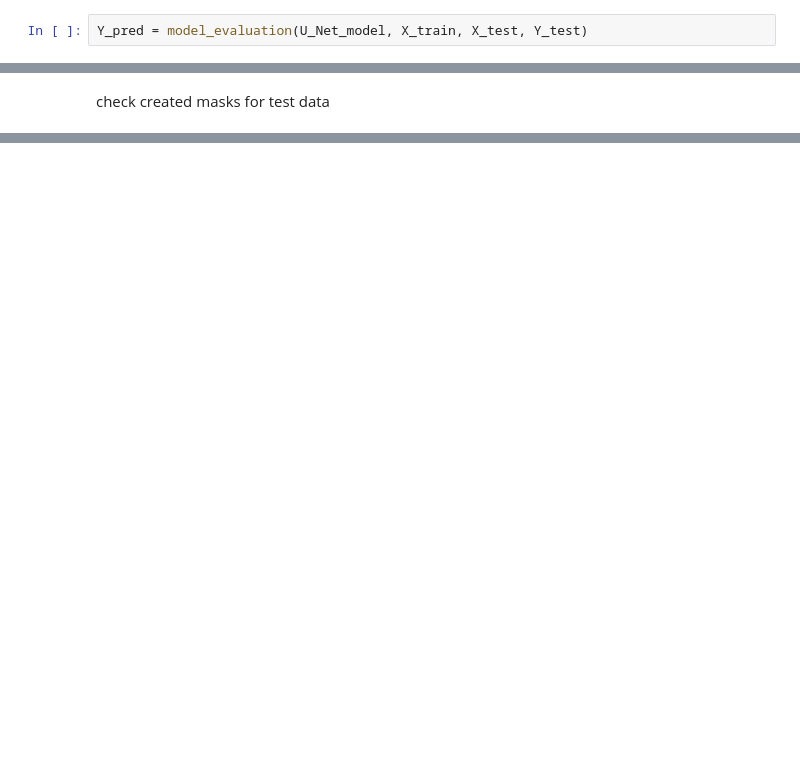
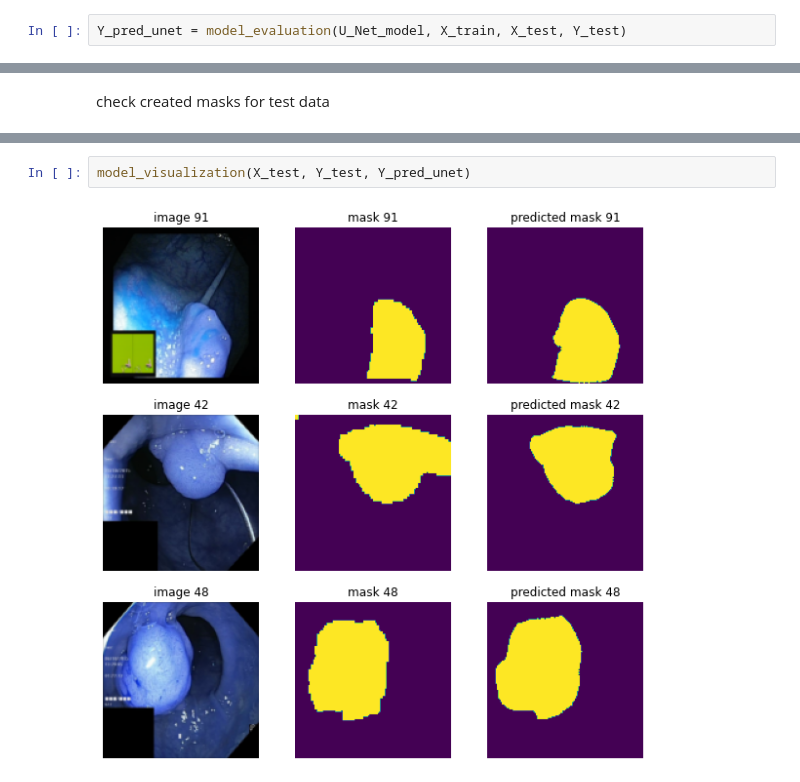
Before and after one commit to nrgsghanei2001/polyp_detection_using_image_segmentation, a Jupyter notebook: Image_segmentation_on_polyp_detection_task.ipynb, the cells around one changed output, grey strips where cells are left out. Saved outputs shown, nothing was run; the diff lists cells and outputs as text; blank space fills up the shorter version.

Commit message:
add function for test visualization

```diff
--- a/Image_segmentation_on_polyp_detection_task.ipynb
+++ b/Image_segmentation_on_polyp_detection_task.ipynb
@@ -301,5 +379,5 @@ Epoch 27/50
 # %% [markdown]
 U-Net results
 # %%
-Y_pred = model_evaluation(U_Net_model, X_train, X_test, Y_test)
+Y_pred_unet = model_evaluation(U_Net_model, X_train, X_test, Y_test)
 # %% [output]
@@ -391,0 +393,4 @@ Text(0.5, 1.0, 'predicted mask 24')
+# %%
+model_visualization(X_test, Y_test, Y_pred_unet)
+# %% [output]
+[figure, added]
```
Also changed, not shown: parts of 4 cells of this notebook.
